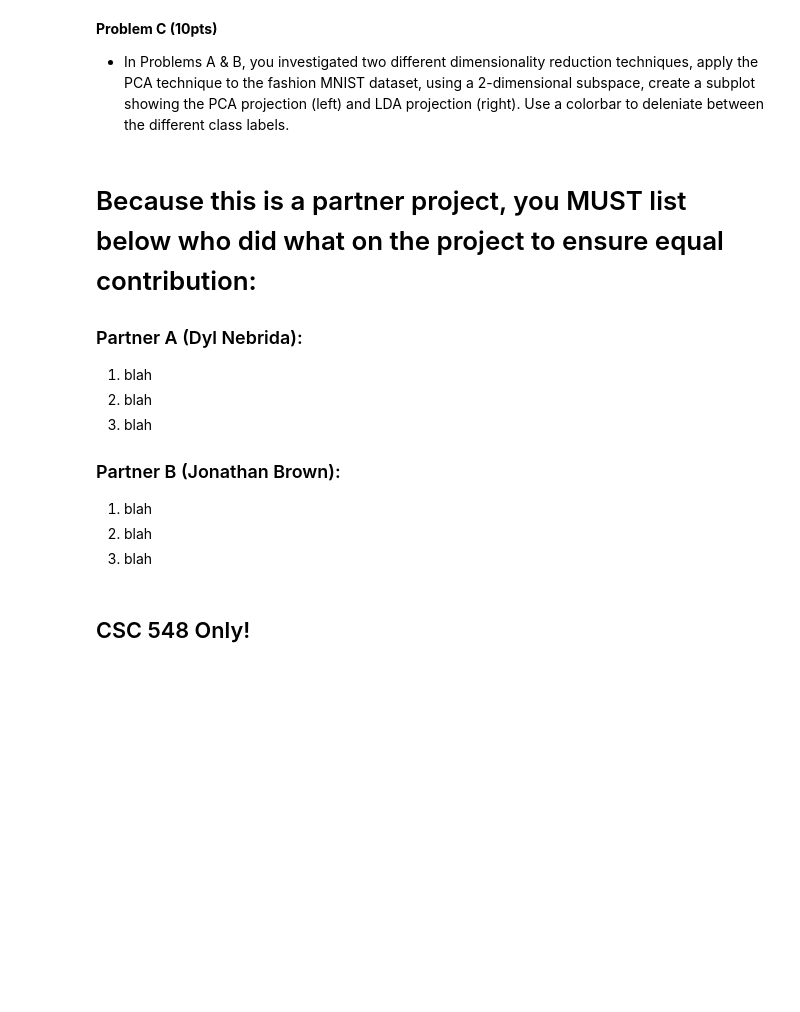
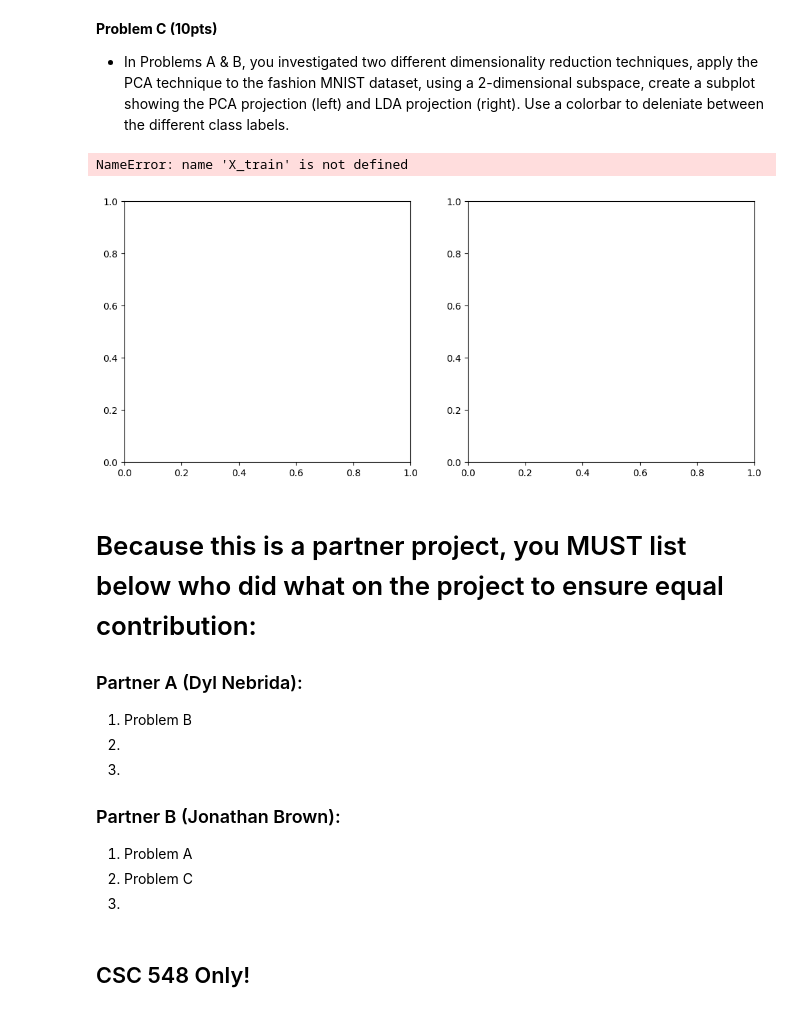
Before and after one commit to dyl80/Project3, a Jupyter notebook: Project3_2026.ipynb, the cells around one changed output. Cells and saved outputs as stored; diff of their text form; code cells hidden in the pictures; blank space fills up the shorter version.

Commit message:
Problem C complete I suppose

```diff
--- a/Project3_2026.ipynb
+++ b/Project3_2026.ipynb
@@ -289,15 +288,41 @@ def LDA(x_data,c_classes):
+# %%
+# Plot how well LDA separates the 3-class problem as opposed to how PCA does #
+fig, axes = plt.subplots(1, 2, figsize=(12, 5))
+
+w_lda = LDA(X_train, t_train)
+Y_lda_train = X_train @ w_lda
+
+# PCA plot
+sc1 = axes[0].scatter(Y_pca_train[:,0], Y_pca_train[:,1], c=t_train, cmap='tab10', s=5)
+axes[0].set_title("PCA 2D Projection")
+axes[0].set_xlabel("PC1")
+axes[0].set_ylabel("PC2")
+plt.colorbar(sc1, ax=axes[0], ticks=range(10))
+
+# LDA plot
+sc2 = axes[1].scatter(Y_lda_train[:,0], Y_lda_train[:,1], c=t_train, cmap='tab10', s=5)
+axes[1].set_title("LDA 2D Projection")
+axes[1].set_xlabel("LD1")
+axes[1].set_ylabel("LD2")
+plt.colorbar(sc2, ax=axes[1], ticks=range(10))
+
+plt.tight_layout()
+plt.show()
+# %% [output]
+NameError: name 'X_train' is not defined
+[figure, added]
 # %% [markdown]
 # Because this is a partner project, you MUST list below who did what on the project to ensure equal contribution:
 
 ### Partner A (Dyl Nebrida):
-1. blah
-2. blah
-3. blah
+1. Problem B
+2.
+3.
 
 ### Partner B (Jonathan Brown):
-1. blah
-2. blah
-3. blah
+1. Problem A
+2. Problem C
+3.
 # %% [markdown]
 ## CSC 548 Only!
 # %% [markdown]
```
Also changed, not shown: parts of 4 cells of this notebook.
